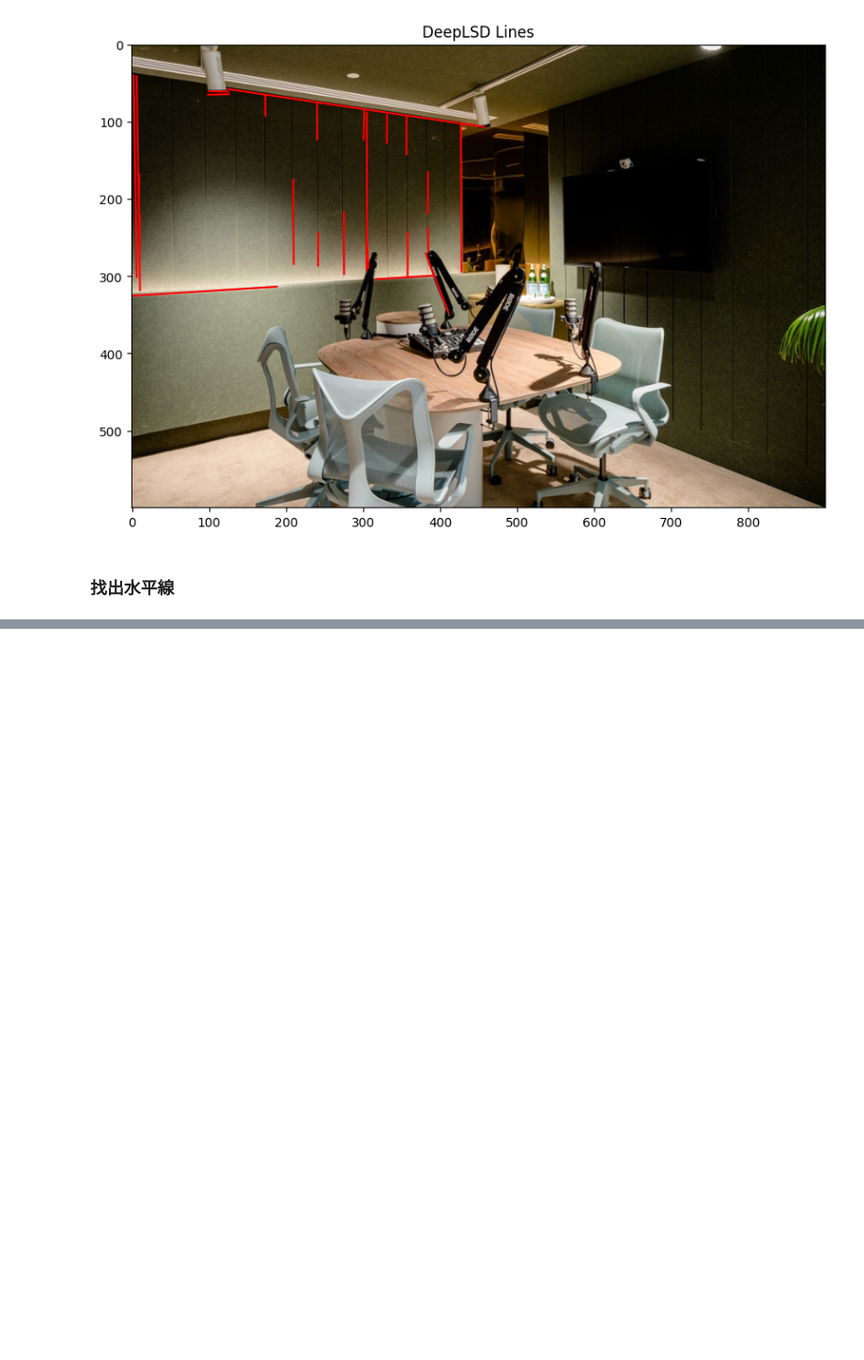
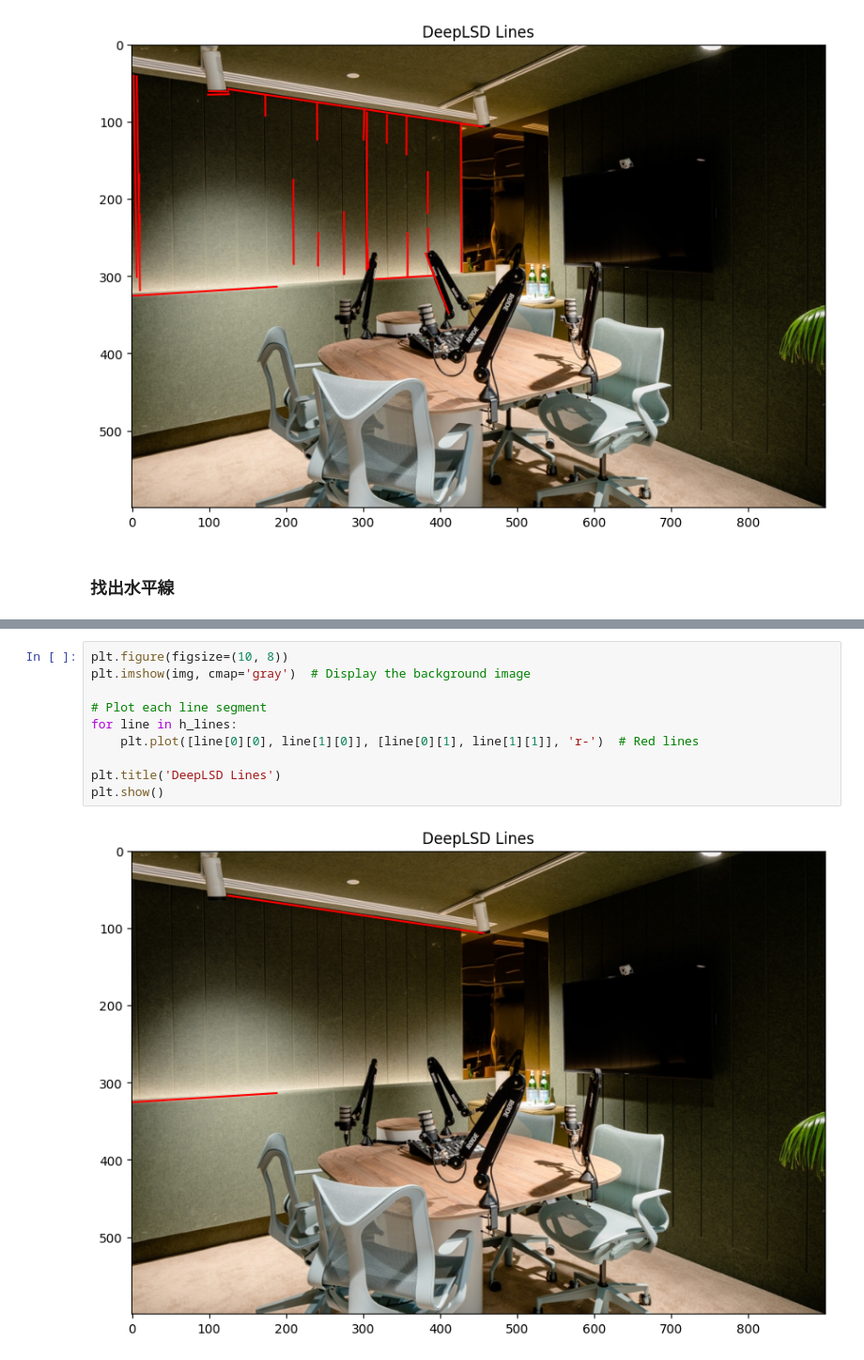
Before and after one commit to Edwarddev0723/Streamlit-image-process, a Jupyter notebook: test_poc.ipynb, the cells around one changed output, grey strips where cells are left out. Shown at 94% size. Saved outputs shown, nothing was run; the diff lists cells and outputs as text; blank space fills up the shorter version.

```diff
--- a/test_poc.ipynb
+++ b/test_poc.ipynb
@@ -395,0 +472,12 @@ IndexError: only integers, slices (`:`), ellipsis (`...`), numpy.newaxis (`None`
+# %%
+plt.figure(figsize=(10, 8))
+plt.imshow(img, cmap='gray')  # Display the background image
+
+# Plot each line segment
+for line in h_lines:
+    plt.plot([line[0][0], line[1][0]], [line[0][1], line[1][1]], 'r-')  # Red lines
+
+plt.title('DeepLSD Lines')
+plt.show()
+# %% [output]
+[figure, added]
```
Also changed, not shown: parts of 11 cells of this notebook.
